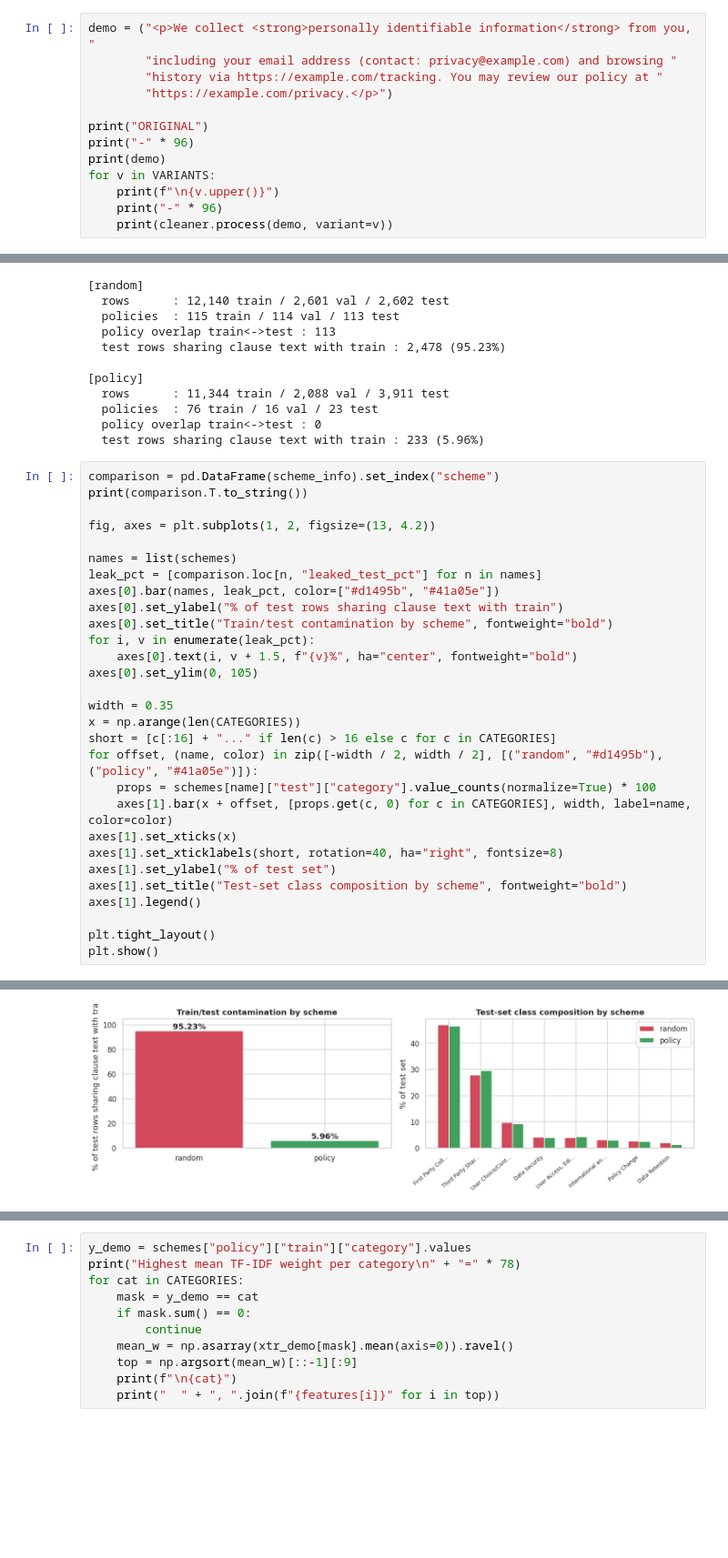
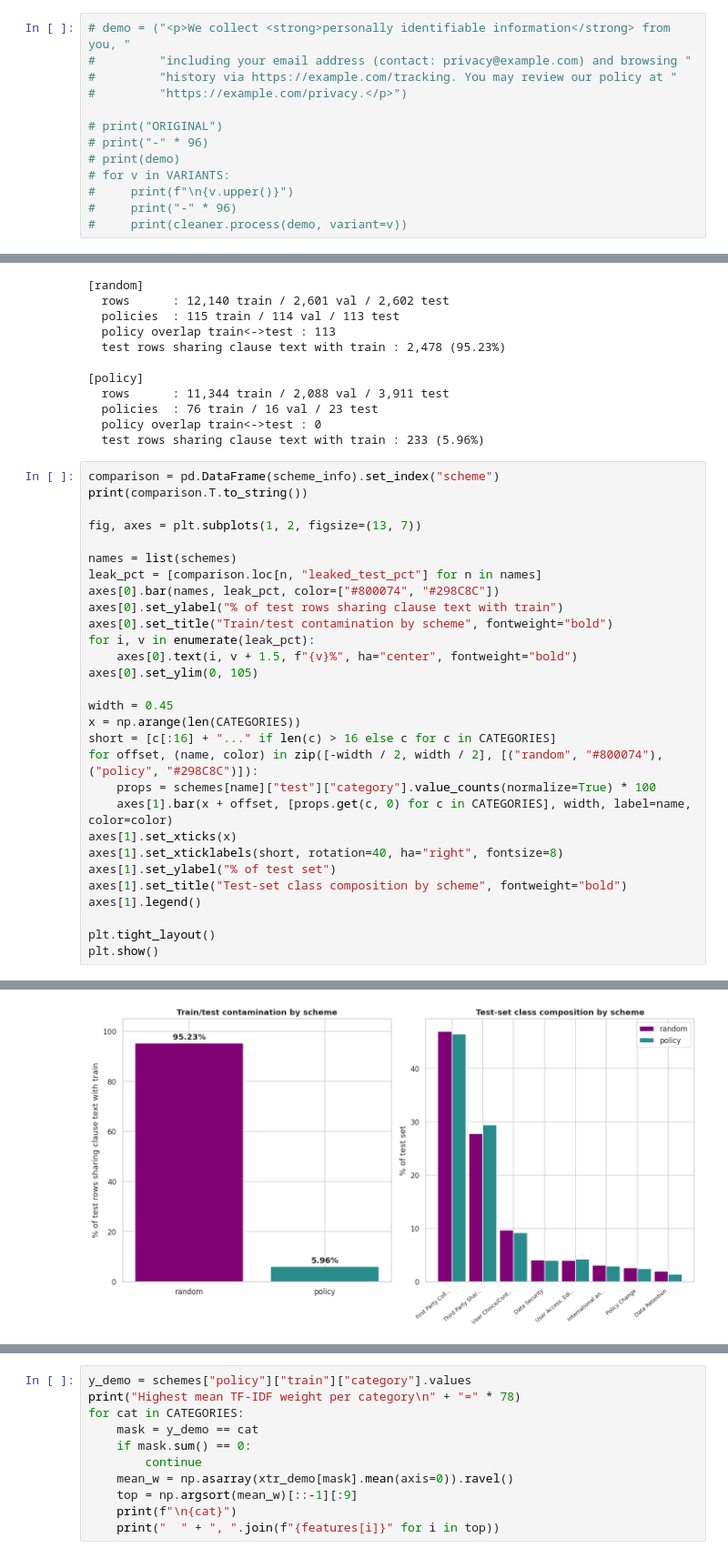
Before and after one commit to Nafiz-kodar/PRIVACY_POLICY_PAPER, a Jupyter notebook: project_440.ipynb, the cells around one changed output, grey strips where cells are left out. Shown at 91% size. Cells and saved outputs as stored; diff of their text form; blank space fills up the shorter version.

```diff
--- a/project_440.ipynb
+++ b/project_440.ipynb
@@ -703,16 +681,16 @@ variant behavior on a worked example
 # %%
-demo = ("<p>We collect <strong>personally identifiable information</strong> from you, "
-        "including your email address (contact: privacy@example.com) and browsing "
-        "history via https://example.com/tracking. You may review our policy at "
-        "https://example.com/privacy.</p>")
+# demo = ("<p>We collect <strong>personally identifiable information</strong> from you, "
+#         "including your email address (contact: privacy@example.com) and browsing "
+#         "history via https://example.com/tracking. You may review our policy at "
+#         "https://example.com/privacy.</p>")
 
-print("ORIGINAL")
-print("-" * 96)
-print(demo)
-for v in VARIANTS:
-    print(f"\n{v.upper()}")
-    print("-" * 96)
-    print(cleaner.process(demo, variant=v))
+# print("ORIGINAL")
+# print("-" * 96)
+# print(demo)
+# for v in VARIANTS:
+#     print(f"\n{v.upper()}")
+#     print("-" * 96)
+#     print(cleaner.process(demo, variant=v))
 # %% [output]
 ORIGINAL
 ------------------------------------------------------------------------------------------------
@@ -887,40 +865,40 @@ for name, parts in schemes.items():
 comparison = pd.DataFrame(scheme_info).set_index("scheme")
 print(comparison.T.to_string())
 
-fig, axes = plt.subplots(1, 2, figsize=(13, 4.2))
+fig, axes = plt.subplots(1, 2, figsize=(13, 7))
 
 names = list(schemes)
 leak_pct = [comparison.loc[n, "leaked_test_pct"] for n in names]
-axes[0].bar(names, leak_pct, color=["#d1495b", "#41a05e"])
+axes[0].bar(names, leak_pct, color=["#800074", "#298C8C"])
 axes[0].set_ylabel("% of test rows sharing clause text with train")
 axes[0].set_title("Train/test contamination by scheme", fontweight="bold")
 for i, v in enumerate(leak_pct):
     axes[0].text(i, v + 1.5, f"{v}%", ha="center", fontweight="bold")
 axes[0].set_ylim(0, 105)
 
-width = 0.35
+width = 0.45
 x = np.arange(len(CATEGORIES))
 short = [c[:16] + "..." if len(c) > 16 else c for c in CATEGORIES]
-for offset, (name, color) in zip([-width / 2, width / 2], [("random", "#d1495b"), ("policy", "#41a05e")]):
+for offset, (name, color) in zip([-width / 2, width / 2], [("random", "#800074"), ("policy", "#298C8C")]):
     props = schemes[name]["test"]["category"].value_counts(normalize=True) * 100
     axes[1].bar(x + offset, [props.get(c, 0) for c in CATEGORIES], width, label=name, color=color)
 axes[1].set_xticks(x)
 axes[1].set_xticklabels(short, rotation=40, ha="right", fontsize=8)
 axes[1].set_ylabel("% of test set")
 axes[1].set_title("Test-set class composition by scheme", fontweight="bold")
 axes[1].legend()
 
 plt.tight_layout()
 plt.show()
 # %% [output]
 scheme                       random    policy
 train_rows                 12140.00  11344.00
 val_rows                    2601.00   2088.00
 test_rows                   2602.00   3911.00
 train_policies               115.00     76.00
 val_policies                 114.00     16.00
 test_policies                113.00     23.00
 policy_overlap_train_test    113.00      0.00
 leaked_test_rows            2478.00    233.00
 leaked_test_pct               95.23      5.96
-[figure, old version]
+[figure, new version]
```
Also changed, not shown: parts of 48 cells of this notebook.
